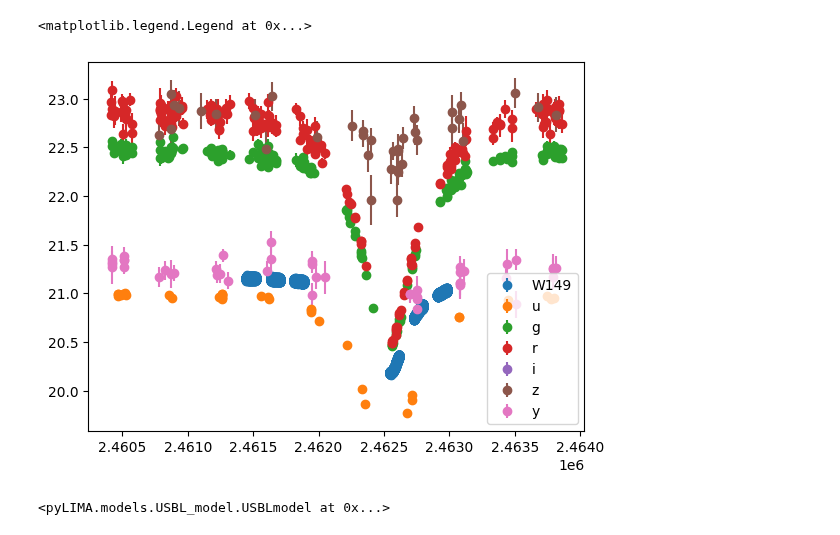
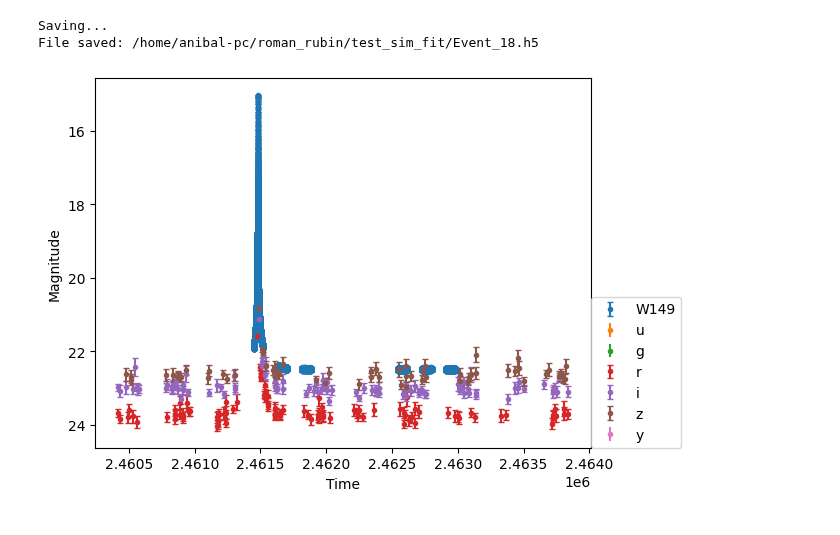
Before and after one commit to anibal-art/roman_rubin, a Jupyter notebook: notebooks/Orbital_motion.ipynb, the cells around one changed output. Drawn from its saved outputs; the diff is of its cells as text; code cells hidden in the pictures.

```diff
--- a/notebooks/Orbital_motion.ipynb
+++ b/notebooks/Orbital_motion.ipynb
@@ -22,0 +339,24 @@ ZP = {'W149':27.615, 'u':27.03, 'g':28.38, 'r':28.16, 'i':27.85, 'z':27.46, 'y':
+# %%
+from functions_roman_rubin import mag
+current_path = os.path.dirname(os.getcwd())
+# print(current_path)
+i=18 #select one event by its index in the TRILEGAL set
+model='USBL'
+
+path_TRILEGAL_set= current_path+'/TRILEGAL/PB_planet_split_1.csv'
+path_to_save_model= current_path+'/test_sim_fit/'
+path_to_save_fit= current_path+'/test_sim_fit/'
+path_ephemerides= current_path+'/ephemerides/Gaia.txt'
+path_dataslice = current_path+'/opsims/baseline/dataSlice.npy'
+path_fit_rr = path_to_save_fit+f'/Event_RR_{i}_TRF.npy'
+path_fit_roman =  path_to_save_fit+f'/Event_Roman_{i}_TRF.npy'
+ZP = {'W149':27.615, 'u':27.03, 'g':28.38, 'r':28.16,
+          'i':27.85, 'z':27.46, 'y':26.68}
+colorbands={'W149':'b', 'u':'purple', 'g':'g', 'r':'red',
+          'i':'yellow', 'z':'k', 'y':'cyan'}
+
+# pd_planets = pd.read_csv(path_TRILEGAL_set)
+# event_params = pd_planets.iloc[int(i)]
+# print(event_params)
+
+my_own_model, pyLIMA_parameters, decision = sim_event(i, dict_micro, path_ephemerides, path_dataslice,model)
@@ -23,3 +376,3 @@ ZP = {'W149':27.615, 'u':27.03, 'g':28.38, 'r':28.16, 'i':27.85, 'z':27.46, 'y':
 # %%
-new_creation, my_own_model = event.sim_event_OM()
+pyLIMA_parameters
 # %% [output]
@@ -33,13 +396,5 @@ Parallax(Full) estimated for the telescope y: SUCCESS
-# %%
-
-for i in range(len(new_creation.telescopes)):
-    tel = new_creation.telescopes[i]
-    time = tel.lightcurve_magnitude['time']
-    mag = tel.lightcurve_magnitude['mag']
-    err_mag = tel.lightcurve_magnitude['err_mag']
-    plt.errorbar(time,mag,err_mag, marker='o',ls='',label=tel.name)
-
-plt.legend()
-# %% [output]
-<matplotlib.legend.Legend at 0x...>
-[figure, removed]
+# %%
+save(i, path_TRILEGAL_set, path_to_save_model, my_own_model, pyLIMA_parameters)
+# %% [output]
+Saving...
+File saved: /home/anibal-pc/roman_rubin/test_sim_fit/Event_18.h5
@@ -46,4 +404,14 @@ plt.legend()
 # %%
-my_own_model
+
+telescopes = my_own_model.event.telescopes
+
+for telo in telescopes:
+    plt.errorbar(telo.lightcurve_magnitude['time'],telo.lightcurve_magnitude['mag'],telo.lightcurve_magnitude['err_mag'],ls='',marker='.',capsize=2,label=telo.name)
+
+plt.xlabel('Time')
+plt.ylabel('Magnitude')
+plt.legend(loc=(1,0))
+plt.gca().invert_yaxis()
+plt.show()
 # %% [output]
-<pyLIMA.models.USBL_model.USBLmodel at 0x...>
+[figure, added]
```
Also changed, not shown: parts of 14 cells of this notebook, 3 other files.
